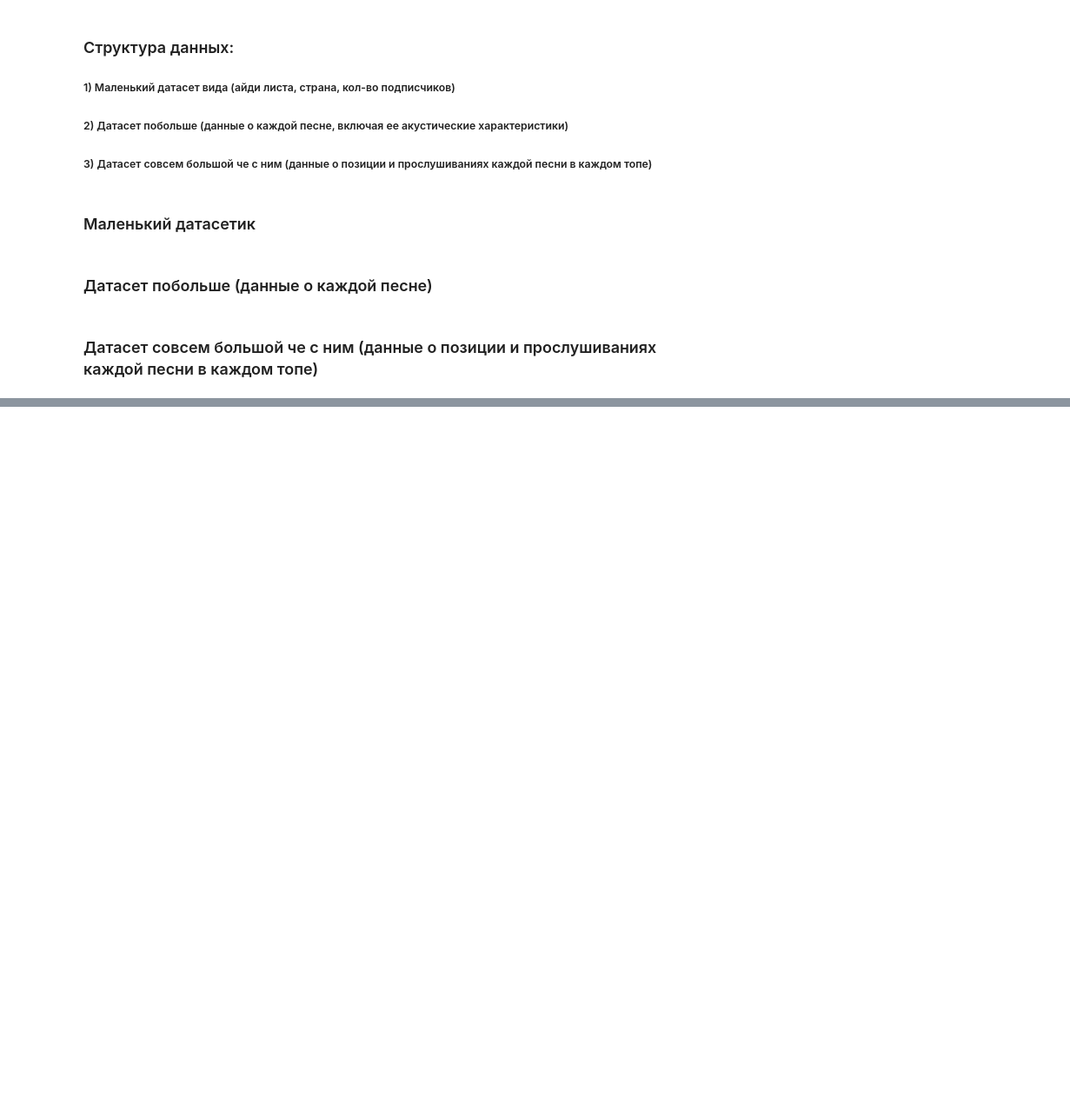
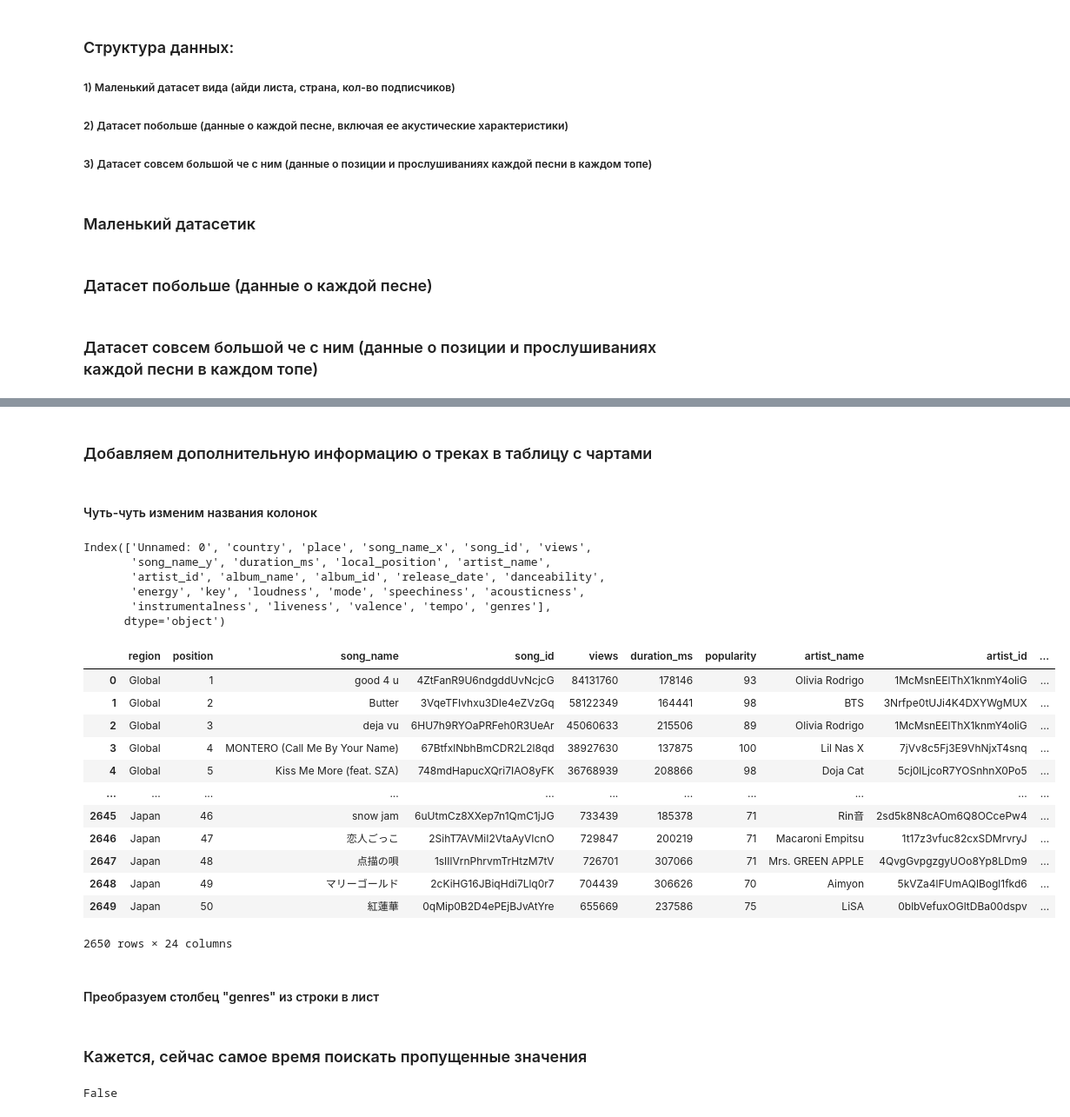
Before and after one commit to pypsen/Spotipy, a Jupyter notebook: PARSER (3, almost final).ipynb, the cells around one changed output, grey strips where cells are left out. Shown at 87% size. Cells and saved outputs as stored; diff of their text form; code cells hidden in the pictures; blank space fills up the shorter version.

```diff
--- a/PARSER (3, almost final).ipynb
+++ b/PARSER (3, almost final).ipynb
@@ -331,0 +336,45 @@ positions = positions.reset_index(drop = True)
+# %%
+import csv
+import pandas as pd
+
+df_pos = pd.read_csv('positions 2.csv',  sep=',', decimal='\t')
+df_songs = pd.read_csv('allsongs.csv',  sep=',', decimal='\t')
+# %% [markdown]
+### Добавляем дополнительную информацию о треках в таблицу с чартами
+# %%
+df = pd.merge(df_pos, df_songs, left_on = 'song_id', right_on = 'song_id', how = 'left')
+# %% [markdown]
+#### Чуть-чуть изменим названия колонок
+# %%
+df.columns
+# %% [output]
+Index(['Unnamed: 0', 'country', 'place', 'song_name_x', 'song_id', 'views',
+       'song_name_y', 'duration_ms', 'local_position', 'artist_name',
+       'artist_id', 'album_name', 'album_id', 'release_date', 'danceability',
+       'energy', 'key', 'loudness', 'mode', 'speechiness', 'acousticness',
+       'instrumentalness', 'liveness', 'valence', 'tempo', 'genres'],
+      dtype='object')
+# %%
+df = df.rename(columns = {"place": "position",
+                                 "country" : "region",
+                                 "local_position" : "popularity",
+                                 "song_name_x" : "song_name"
+                         })
+df = df.drop(['song_name_y','Unnamed: 0'], axis = 1)
+df
+# %% [output]
+|  | region | position | song_name | song_id | views | duration_ms | popularity | artist_name | artist_id | ... |
+| 0 | Global | 1 | good 4 u | 4ZtFanR9U6ndgddUvNcjcG | 84131760 | 178146 | 93 | Olivia Rodrigo | 1McMsnEElThX1knmY4oliG | ... |
+| 1 | Global | 2 | Butter | 3VqeTFIvhxu3DIe4eZVzGq | 58122349 | 164441 | 98 | BTS | 3Nrfpe0tUJi4K4DXYWgMUX | ... |
+| 2 | Global | 3 | deja vu | 6HU7h9RYOaPRFeh0R3UeAr | 45060633 | 215506 | 89 | Olivia Rodrigo | 1McMsnEElThX1knmY4oliG | ... |
+| 3 | Global | 4 | MONTERO (Call Me By Your Name) | 67BtfxlNbhBmCDR2L2l8qd | 38927630 | 137875 | 100 | Lil Nas X | 7jVv8c5Fj3E9VhNjxT4snq | ... |
+| 4 | Global | 5 | Kiss Me More (feat. SZA) | 748mdHapucXQri7IAO8yFK | 36768939 | 208866 | 98 | Doja Cat | 5cj0lLjcoR7YOSnhnX0Po5 | ... |
+| ... | ... | ... | ... | ... | ... | ... | ... | ... | ... | ... |
+| 2645 | Japan | 46 | snow jam | 6uUtmCz8XXep7n1QmC1jJG | 733439 | 185378 | 71 | Rin音 | 2sd5k8N8cAOm6Q8OCcePw4 | ... |
+| 2646 | Japan | 47 | 恋人ごっこ | 2SihT7AVMiI2VtaAyVIcnO | 729847 | 200219 | 71 | Macaroni Empitsu | 1t17z3vfuc82cxSDMrvryJ | ... |
+| 2647 | Japan | 48 | 点描の唄 | 1sIIlVrnPhrvmTrHtzM7tV | 726701 | 307066 | 71 | Mrs. GREEN APPLE | 4QvgGvpgzgyUOo8Yp8LDm9 | ... |
+| 2648 | Japan | 49 | マリーゴールド | 2cKiHG16JBiqHdi7Llq0r7 | 704439 | 306626 | 70 | Aimyon | 5kVZa4lFUmAQlBogl1fkd6 | ... |
+| 2649 | Japan | 50 | 紅蓮華 | 0qMip0B2D4ePEjBJvAtYre | 655669 | 237586 | 75 | LiSA | 0blbVefuxOGltDBa00dspv | ... |
+2650 rows × 24 columns
+# %% [markdown]
+#### Преобразуем столбец "genres" из строки в лист
@@ -331,0 +389,6 @@ positions = positions.reset_index(drop = True)
+# %% [markdown]
+### Кажется, сейчас самое время поискать пропущенные значения
+# %%
+df_1.isnull().values.any()
+# %% [output]
+False
```
Also changed, not shown: parts of 11 cells of this notebook, 1 other file.
